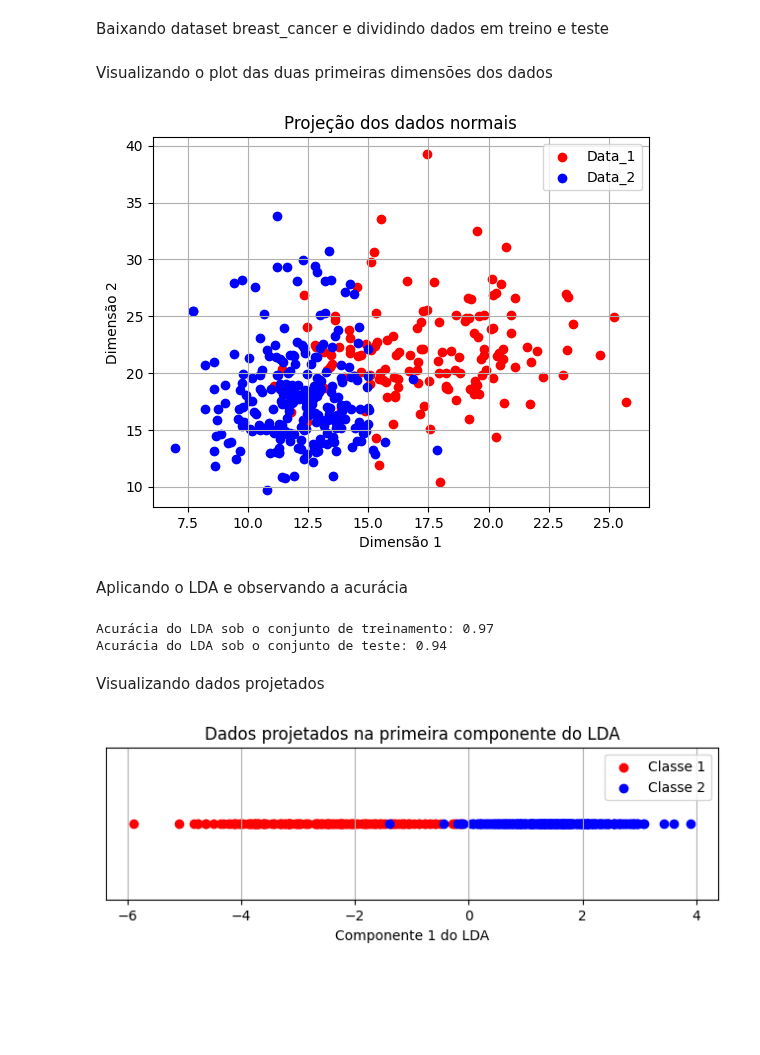
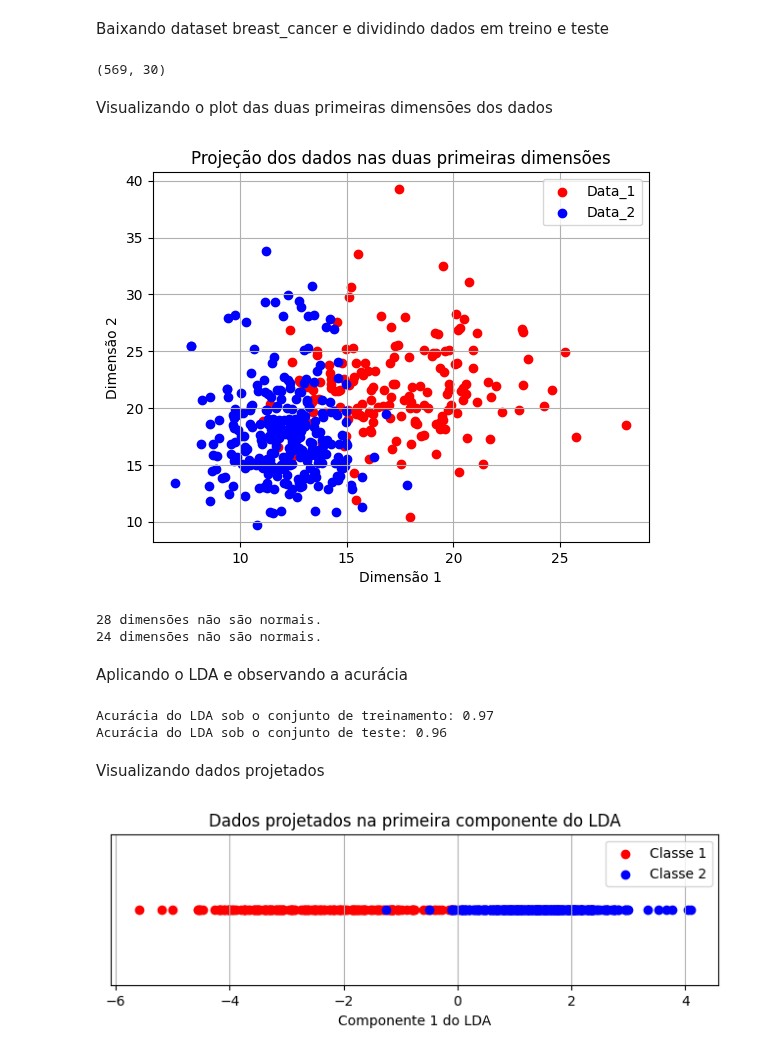
Before and after one commit to lorran-araujo/LNCC, a Jupyter notebook: disciplinas/estatistica/seminario/codes/aplications_lda.ipynb, the cells around one changed output. Saved outputs shown, nothing was run; the diff lists cells and outputs as text; code cells hidden in the pictures; blank space fills up the shorter version.

```diff
--- a/disciplinas/estatistica/seminario/codes/aplications_lda.ipynb
+++ b/disciplinas/estatistica/seminario/codes/aplications_lda.ipynb
@@ -257,26 +269,49 @@ Baixando dataset breast_cancer e dividindo dados em treino e teste
 breast_cancer = load_breast_cancer()
 data = breast_cancer['data']
 data_label = breast_cancer['target']
-data_cancer_train, data_cancer_test, label_cancer_train, label_cancer_test = train_test_split(data, data_label, test_size=0.3, random_state=42, shuffle=True, stratify=data_label)
+data_cancer_train, data_cancer_test, label_cancer_train, label_cancer_test = train_test_split(data, data_label, test_size=0.2, random_state=42, shuffle=True, stratify=data_label)
+# %%
+data.shape
+# %% [output]
+(569, 30)
 # %% [markdown]
 Visualizando o plot das duas primeiras dimensões dos dados
 # %%
-plt.title("Projeção dos dados normais")
+plt.title("Projeção dos dados nas duas primeiras dimensões")
 plt.xlabel("Dimensão 1")
 plt.ylabel("Dimensão 2")
 
 class_0 = data_cancer_train[label_cancer_train == 0]
 class_1 = data_cancer_train[label_cancer_train == 1]
 
 plt.scatter(class_0[:, 0], class_0[:, 1], color='red', label='Data_1')
 plt.scatter(class_1[:, 0], class_1[:, 1], color='blue', label='Data_2')
 
 plt.grid(True)
 plt.legend()
 
 plt.show()
 # %% [output]
-[figure, old version]
+[figure, new version]
+# %%
+from scipy.stats import shapiro
+
+cont1 = 0
+for i in range(class_0.shape[1]):
+    estatistica, p = shapiro(class_0[:, i])
+    if p < 0.05:
+        cont1 = cont1 + 1
+print(f"{cont1} dimensões não são normais.")
+
+cont2 = 0
+for i in range(class_1.shape[1]):
+    estatistica, p = shapiro(class_1[:, i])
+    if p < 0.05:
+        cont2 = cont2 + 1
+print(f"{cont2} dimensões não são normais.")
+# %% [output]
+28 dimensões não são normais.
+24 dimensões não são normais.
 # %% [markdown]
 Aplicando o LDA e observando a acurácia
 # %%
@@ -286,7 +321,7 @@ data_cancer_test_lda = lda3.transform(data_cancer_test)
 lda_accuracy(data_cancer_train, data_cancer_test, label_cancer_train, label_cancer_test, lda3)
 # %% [output]
 Acurácia do LDA sob o conjunto de treinamento: 0.97
-Acurácia do LDA sob o conjunto de teste: 0.94
+Acurácia do LDA sob o conjunto de teste: 0.96
 # %% [markdown]
 Visualizando dados projetados
 # %%
@@ -294,12 +329,11 @@ plt.figure(figsize=(8, 2))
 plt.scatter(data_cancer_train_lda[label_cancer_train == 0].ravel(), np.zeros(len(data_cancer_train_lda[label_cancer_train == 0])), color='red', label='Classe 1')
 plt.scatter(data_cancer_train_lda[label_cancer_train == 1].ravel(), np.zeros(len(data_cancer_train_lda[label_cancer_train == 1])), color='blue', label='Classe 2')
 
-# Configurações do gráfico
 plt.title("Dados projetados na primeira componente do LDA")
 plt.xlabel("Componente 1 do LDA")
-plt.yticks([])  # Removendo o eixo y, pois estamos projetando em 1D
+plt.yticks([])
 plt.legend()
 plt.grid(True)
 plt.show()
 # %% [output]
-[figure, old version]
+[figure, new version]
```
Also changed, not shown: parts of 10 cells of this notebook, 44 other files.
